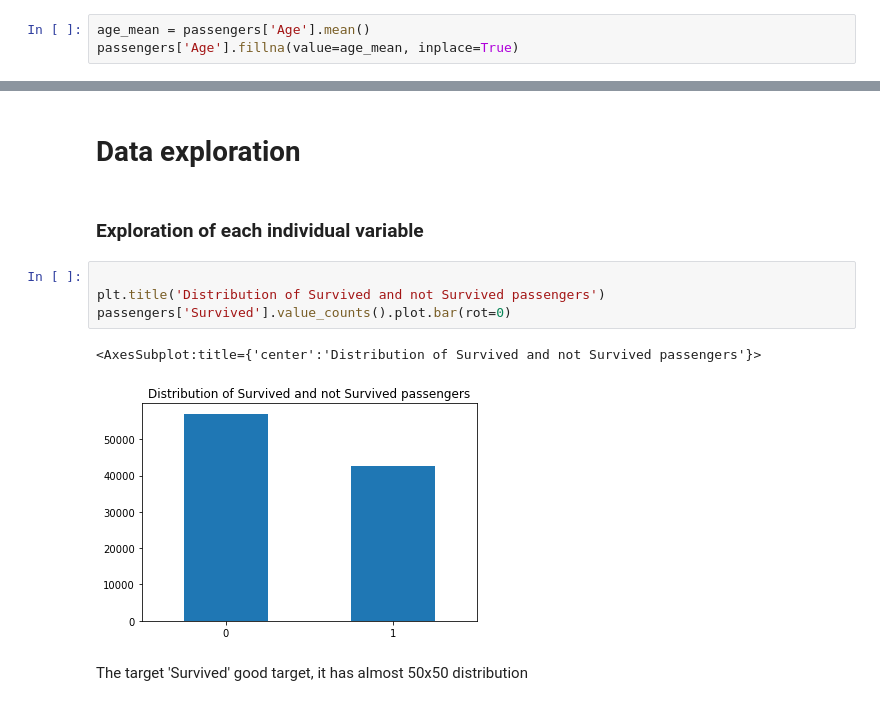
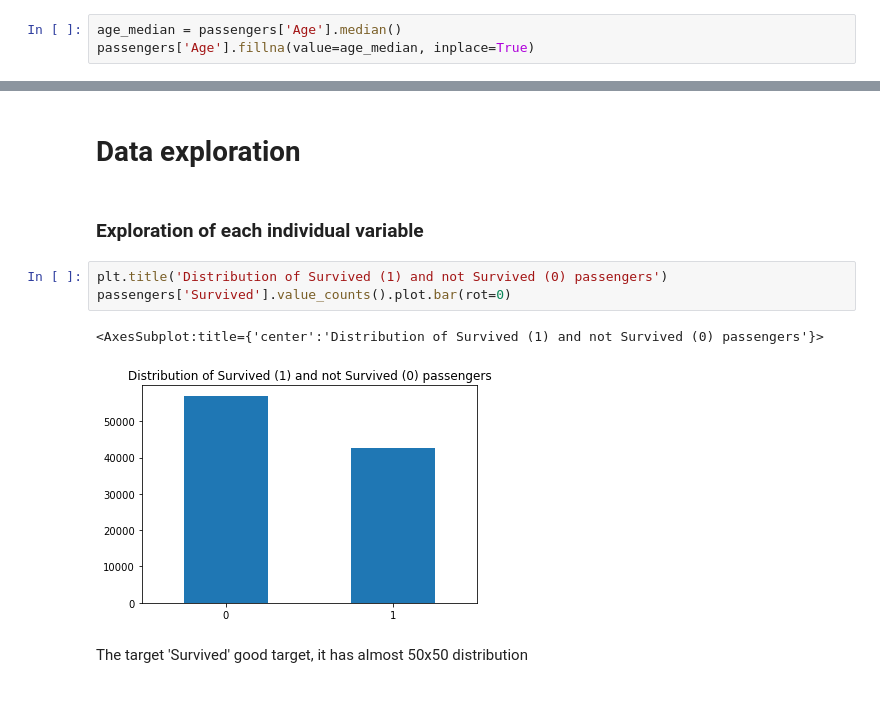
Before and after one commit to pmstangmailcom/rs_school, a Jupyter notebook: EDA_data_exploration.ipynb, the cells around one changed output, grey strips where cells are left out. Drawn from its saved outputs; the diff is of its cells as text.

```diff
--- a/EDA_data_exploration.ipynb
+++ b/EDA_data_exploration.ipynb
@@ -144,6 +144,6 @@ NaN of 'Age' replace by mean age
 # %%
-age_mean = passengers['Age'].mean()
-passengers['Age'].fillna(value=age_mean, inplace=True)
+age_median = passengers['Age'].median()
+passengers['Age'].fillna(value=age_median, inplace=True)
 # %% [output]
 A value is trying to be set on a copy of a slice from a DataFrame
 
@@ -246,15 +246,14 @@ We see that age changes from 0,08 to 87 years old, which may be true
 ?????????????????????????Анализируем наличие выбросов стоимость билета для разных классов
 # %% [markdown]
 # Data exploration
-# %% [markdown]
-### Exploration of each individual variable
+# %% [markdown]
+### Exploration of each individual variable
 # %%
-
-plt.title('Distribution of Survived and not Survived passengers')
+plt.title('Distribution of Survived (1) and not Survived (0) passengers')
 passengers['Survived'].value_counts().plot.bar(rot=0)
 # %% [output]
-<AxesSubplot:title={'center':'Distribution of Survived and not Survived passengers'}>
+<AxesSubplot:title={'center':'Distribution of Survived (1) and not Survived (0) passengers'}>
-[figure, old version]
+[figure, new version]
 # %% [markdown]
 The target 'Survived' good target, it has almost 50x50 distribution
 # %%
```
Also changed, not shown: parts of 37 cells of this notebook.
